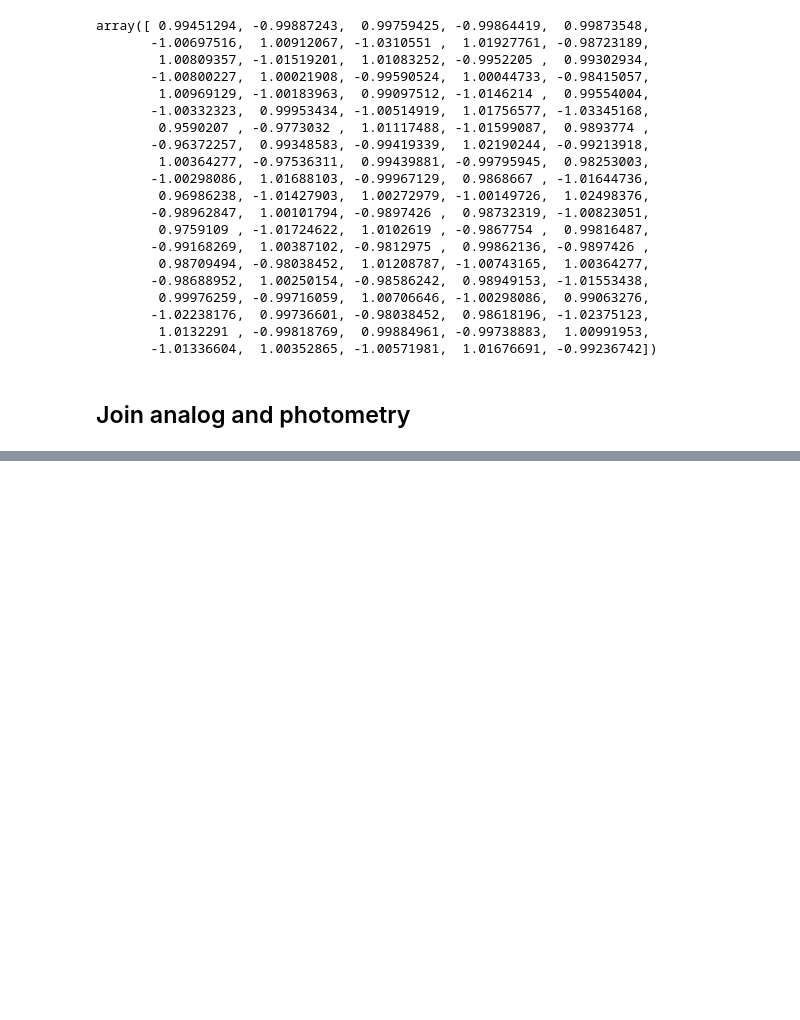
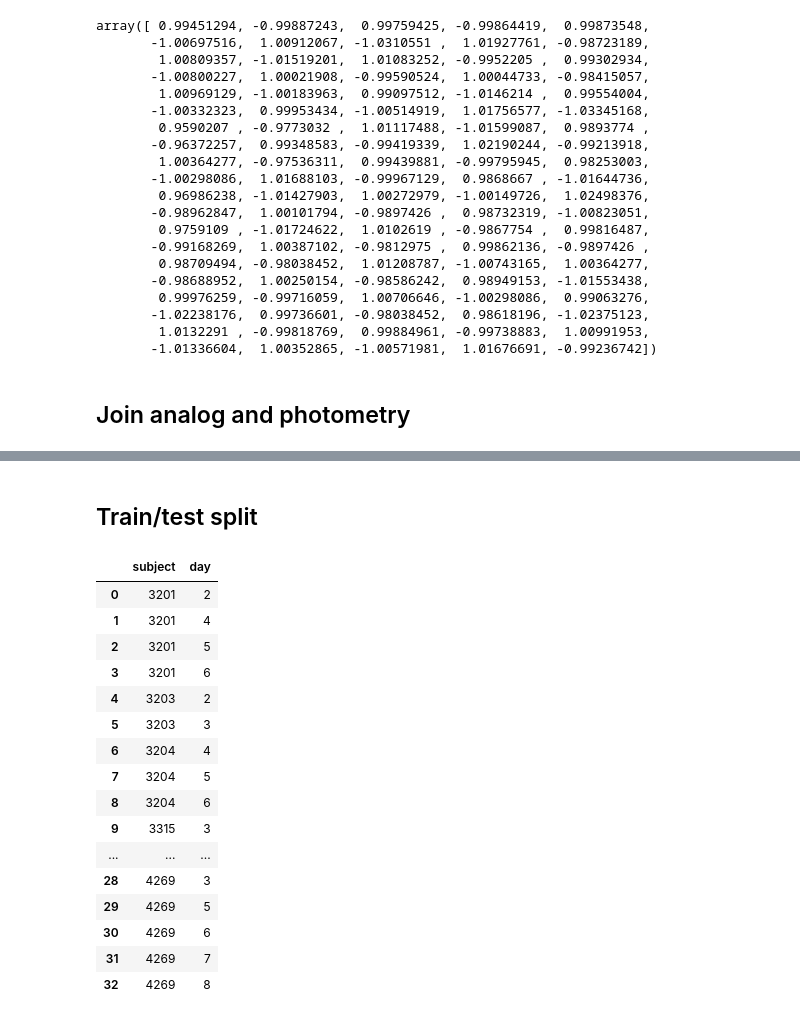
Before and after one commit to jorgerag8/encoder-decoder-transformer, a Jupyter notebook: src/data_extract.ipynb, the cells around one changed output, grey strips where cells are left out. Cells and saved outputs as stored; diff of their text form; code cells hidden in the pictures; blank space fills up the shorter version.

```diff
--- a/src/data_extract.ipynb
+++ b/src/data_extract.ipynb
@@ -191,0 +278,24 @@ array([ 0.99451294, -0.99887243,  0.99759425, -0.99864419,  0.99873548,
+# %% [markdown]
+## Train/test split
+# %%
+unique_obj_df = pd.DataFrame(unique_obj)[['subject', 'day']]
+# %%
+unique_obj_df
+# %% [output]
+|  | subject | day |
+| 0 | 3201 | 2 |
+| 1 | 3201 | 4 |
+| 2 | 3201 | 5 |
+| 3 | 3201 | 6 |
+| 4 | 3203 | 2 |
+| 5 | 3203 | 3 |
+| 6 | 3204 | 4 |
+| 7 | 3204 | 5 |
+| 8 | 3204 | 6 |
+| 9 | 3315 | 3 |
+| ... | ... | ... |
+| 28 | 4269 | 3 |
+| 29 | 4269 | 5 |
+| 30 | 4269 | 6 |
+| 31 | 4269 | 7 |
+| 32 | 4269 | 8 |
```
Also changed, not shown: parts of 13 cells of this notebook, 3 other files.
